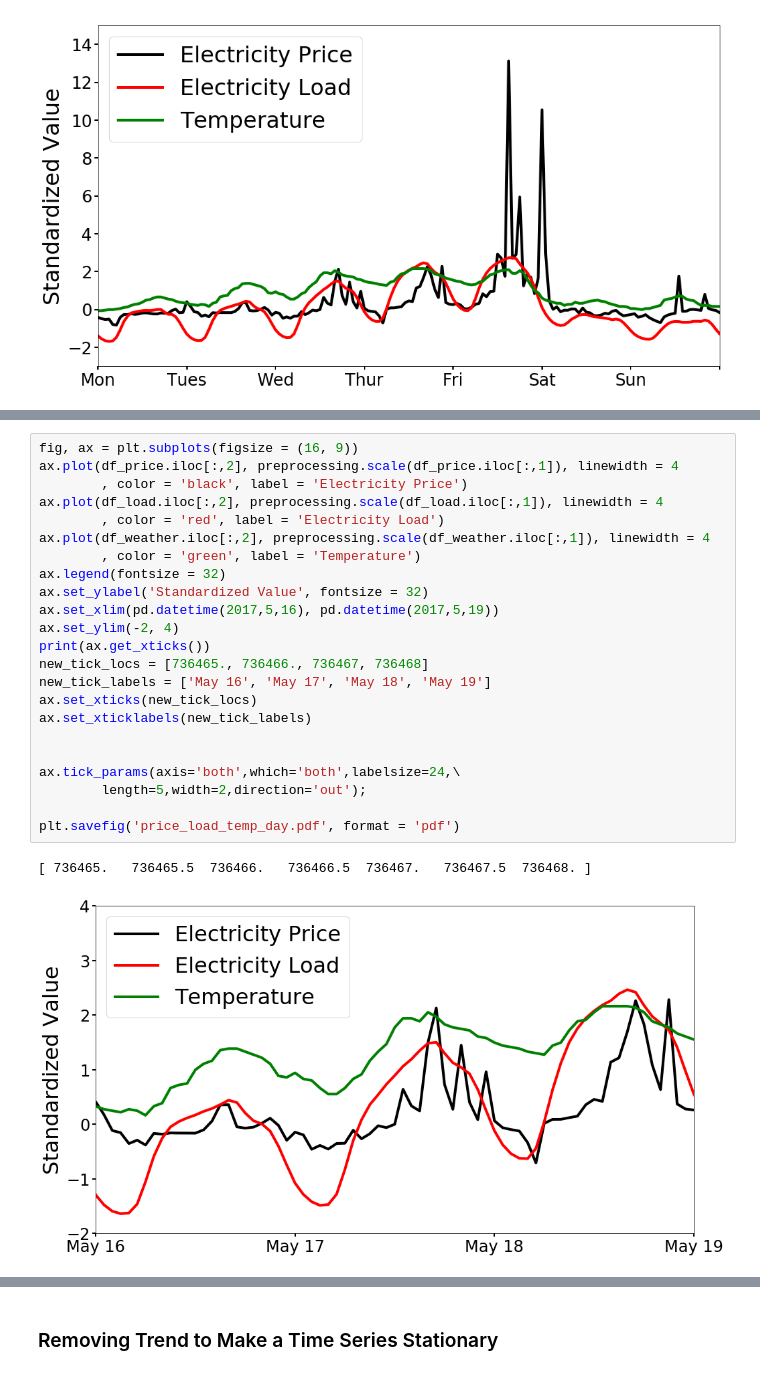
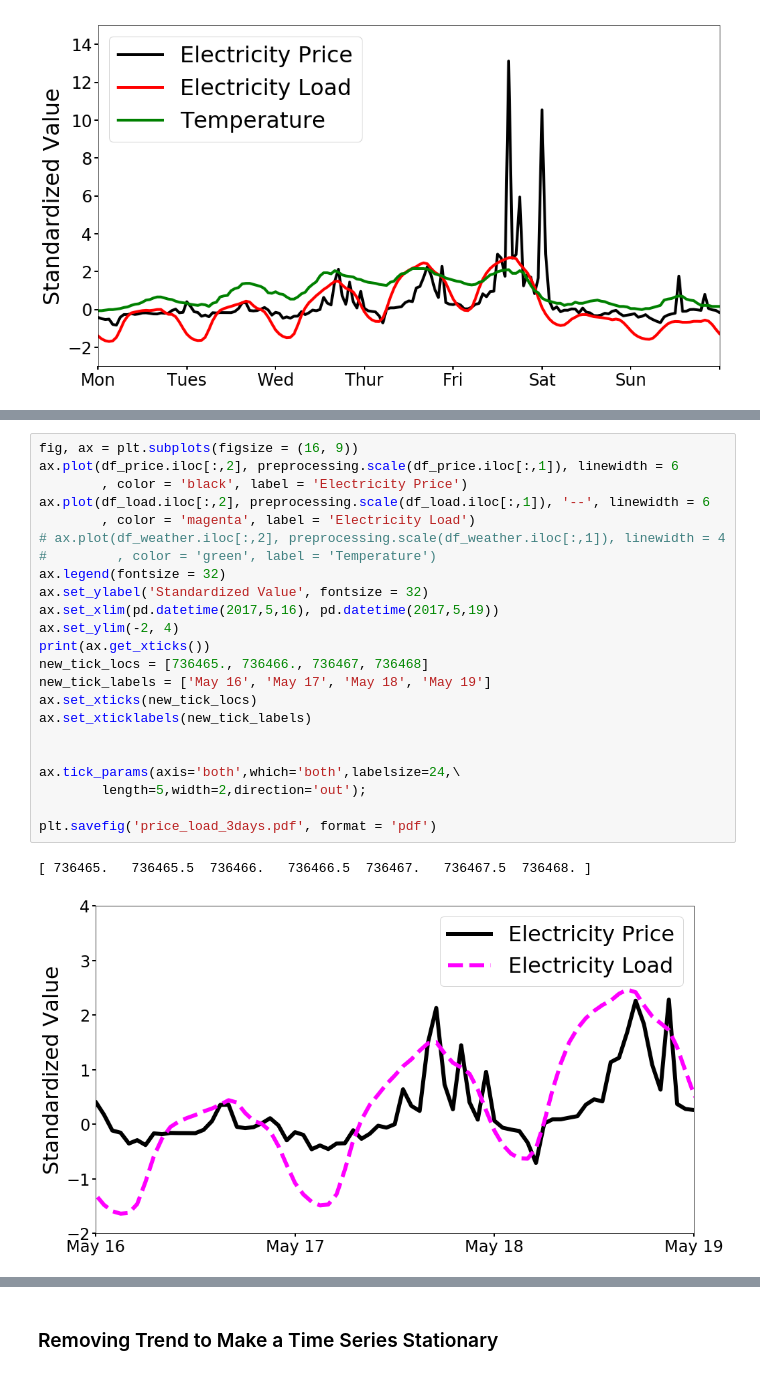
Before and after one commit to xingliuUT/battery_planner, a Jupyter notebook: decompose.ipynb, the cells around one changed output, grey strips where cells are left out. Drawn from its saved outputs; the diff is of its cells as text.

Commit message:
docs: minor changes for plotting

```diff
--- a/decompose.ipynb
+++ b/decompose.ipynb
@@ -294,26 +325,26 @@ plt.savefig('price_load_temp_2018.pdf', format = 'pdf')
 # %%
 fig, ax = plt.subplots(figsize = (16, 9))
-ax.plot(df_price.iloc[:,2], preprocessing.scale(df_price.iloc[:,1]), linewidth = 4
+ax.plot(df_price.iloc[:,2], preprocessing.scale(df_price.iloc[:,1]), linewidth = 6
         , color = 'black', label = 'Electricity Price')
-ax.plot(df_load.iloc[:,2], preprocessing.scale(df_load.iloc[:,1]), linewidth = 4
-        , color = 'red', label = 'Electricity Load')
-ax.plot(df_weather.iloc[:,2], preprocessing.scale(df_weather.iloc[:,1]), linewidth = 4
-        , color = 'green', label = 'Temperature')
+ax.plot(df_load.iloc[:,2], preprocessing.scale(df_load.iloc[:,1]), '--', linewidth = 6
+        , color = 'magenta', label = 'Electricity Load')
+# ax.plot(df_weather.iloc[:,2], preprocessing.scale(df_weather.iloc[:,1]), linewidth = 4
+#         , color = 'green', label = 'Temperature')
 ax.legend(fontsize = 32)
 ax.set_ylabel('Standardized Value', fontsize = 32)
 ax.set_xlim(pd.datetime(2017,5,16), pd.datetime(2017,5,19))
 ax.set_ylim(-2, 4)
 print(ax.get_xticks())
 new_tick_locs = [736465., 736466., 736467, 736468]
 new_tick_labels = ['May 16', 'May 17', 'May 18', 'May 19']
 ax.set_xticks(new_tick_locs)
 ax.set_xticklabels(new_tick_labels)
 
 
 ax.tick_params(axis='both',which='both',labelsize=24,\
         length=5,width=2,direction='out');
 
-plt.savefig('price_load_temp_day.pdf', format = 'pdf')
+plt.savefig('price_load_3days.pdf', format = 'pdf')
 # %% [output]
 [ 736465.   736465.5  736466.   736466.5  736467.   736467.5  736468. ]
-[figure, old version]
+[figure, new version]
```
Also changed, not shown: parts of 4 cells of this notebook, 1 other file.
